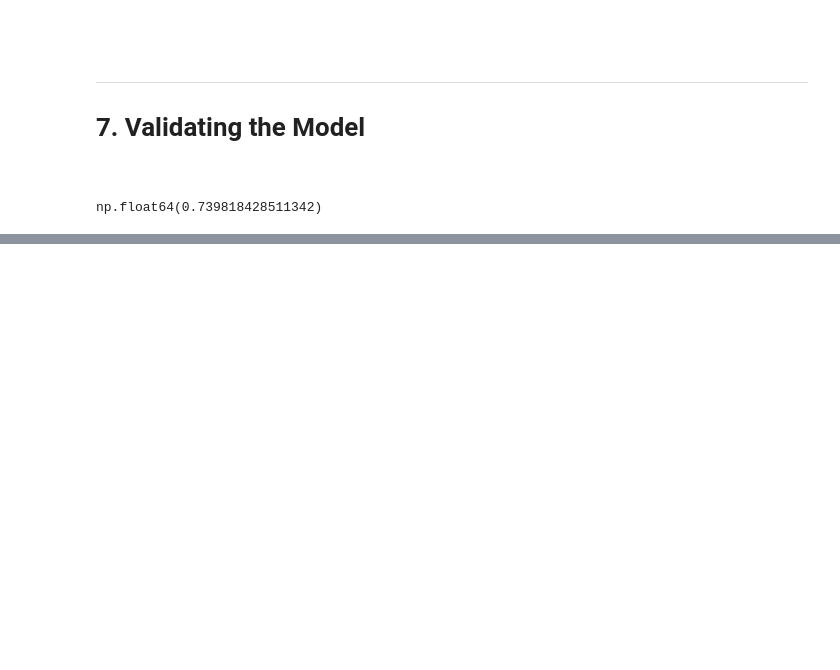
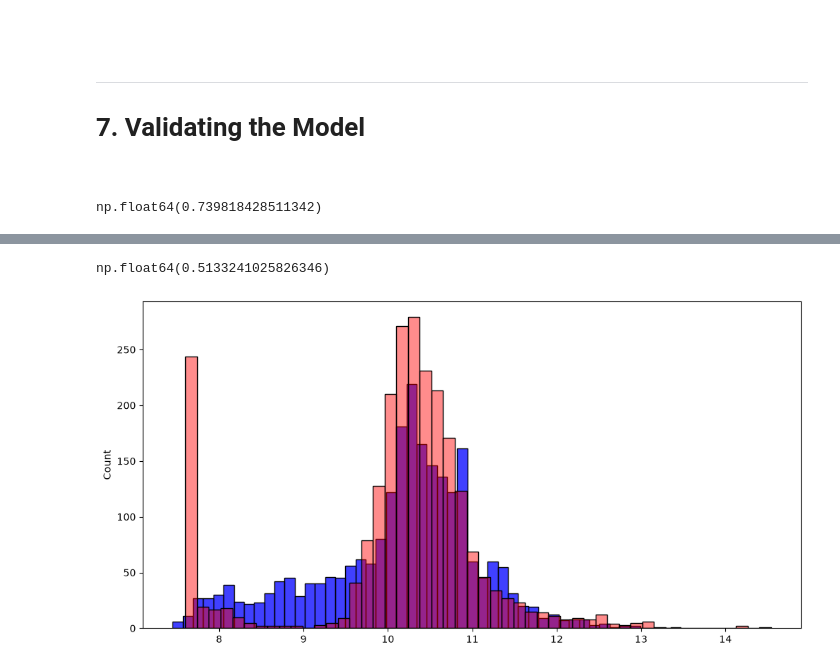
Before and after one commit to MiltonValleL/ml_zoomcamp_2026, a Jupyter notebook: module-02_Regression/02.2.regression_modelling.ipynb, the cells around one changed output, grey strips where cells are left out. Saved outputs shown, nothing was run; the diff lists cells and outputs as text; code cells hidden in the pictures; blank space fills up the shorter version.

```diff
--- a/module-02_Regression/02.2.regression_modelling.ipynb
+++ b/module-02_Regression/02.2.regression_modelling.ipynb
@@ -799,8 +799,8 @@ np.float64(0.7570200472453603)
 
 <br>
 # %%
-def prepare_X(df, base_feat):
-    df_num = df[base_feat]
+def prepare_X(df):
+    df_num = df[base]
     df_num = df_num.fillna(0)
     X = df_num.values
     return X
@@ -829,0 +841,12 @@ np.float64(0.739818428511342)
+# %%
+# Update of the function to calculate the 'age' of each car based on year 2017.
+def prepare_X(df):
+    df = df.copy()
+
+    df['age'] = 2017 - df.year
+    features = base + ['age']
+
+    df_num = df[features]
+    df_num = df_num.fillna(0)
+    X = df_num.values
+    return X
@@ -829,0 +885,22 @@ np.float64(0.739818428511342)
+# %%
+# Training the Model
+X_train = prepare_X(df_train)
+w0, w = train_linear_regression(X_train, y_train)
+
+# Validating or Predicting with "mX_val"
+X_val = prepare_X(df_val)
+y_pred = w0 + X_val.dot(w)
+
+# Accuracy of predictions on "X_val"
+rmse(y_val, y_pred)
+# %% [output]
+np.float64(0.5133241025826346)
+# %%
+# In order to understand how are the predictions related to the original dataset.
+# We can plot Two Histograms, one for each data
+plt.figure(figsize=(12, 6))
+sns.histplot(y_pred, color='blue', alpha=0.75, bins=50, legend='y_pred')
+sns.histplot(y_val, color='red', alpha=0.45, bins=50, legend='y_train')
+plt.show()
+# %% [output]
+[figure, added]
```
Also changed, not shown: parts of 10 cells of this notebook.
